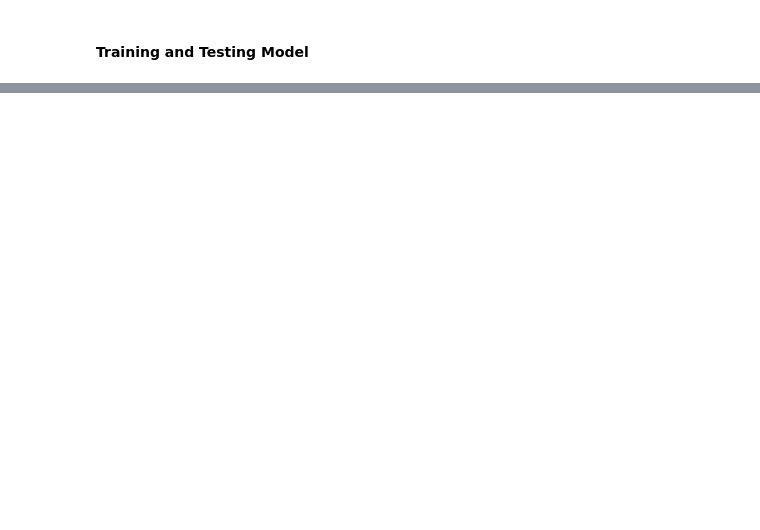
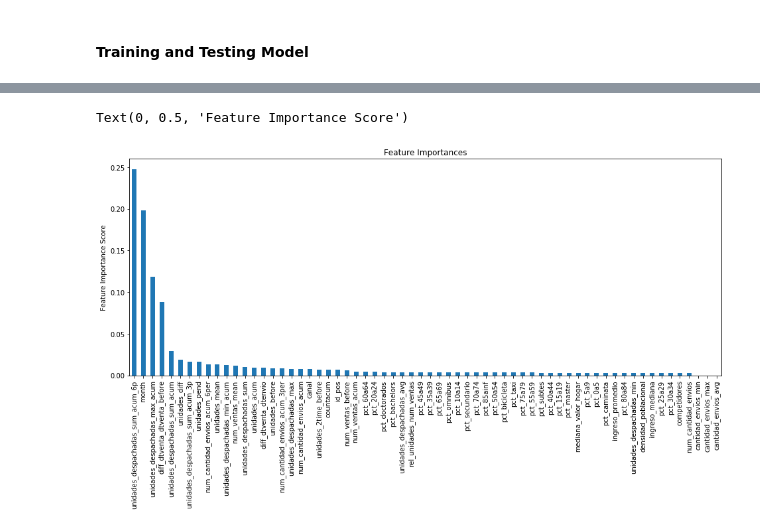
Before and after one commit to Guillin/alixpartners, a Jupyter notebook: notebooks/train_xgboost_model.ipynb, the cells around one changed output, grey strips where cells are left out. Saved outputs shown, nothing was run; the diff lists cells and outputs as text; code cells hidden in the pictures; blank space fills up the shorter version.

```diff
--- a/notebooks/train_xgboost_model.ipynb
+++ b/notebooks/train_xgboost_model.ipynb
@@ -315,0 +404,3 @@ model.get_xgb_params
+# %%
+gsearch3 = GridSearchCV(estimator = model, param_grid = param_test3, scoring = 'neg_mean_absolute_error',  iid = False, cv = cv_folds, verbose = 1)
+gsearch3.fit(X_train,y_train)
@@ -316,3 +430,19 @@ model.get_xgb_params
+# %%
+model.set_params(objective = 'reg:squarederror')
+model.set_params(gpu_id = 0)
+model.set_params(max_bin= 16)
+model.set_params(tree_method='gpu_hist')
+model.set_params(learning_rate = 0.01)
+model.set_params(n_estimators = 939)
+model.set_params(max_depth = 5)
+model.set_params(min_child_weight = 5)
+model.set_params(gamma = 0.0)
+
+
+param_test3 = {
+'subsample' : [i/100.0 for i in range(95,100,1)],
+'colsample_bytree' : [i/100.0 for i in range(65,76,1)]
+}
 # %%
 gsearch3 = GridSearchCV(estimator = model, param_grid = param_test3, scoring = 'neg_mean_absolute_error',  iid = False, cv = cv_folds, verbose = 1)
 gsearch3.fit(X_train,y_train)
@@ -345,12 +475,13 @@ model.set_params(gpu_id = 0)
 model.set_params(max_bin= 16)
 model.set_params(tree_method='gpu_hist')
 model.set_params(learning_rate = 0.01)
-model.set_params(n_estimators=209)
+model.set_params(n_estimators = 651)
 model.set_params(max_depth = 7)
-model.set_params(min_child_weight = 2)
-model.set_params(colsample_bytree = 1.0)
-model.set_params(subsample = 0.8)
+model.set_params(min_child_weight = 4)
 model.set_params(gamma = 0.0)
+model.set_params(colsample_bytree = 0.7)
+model.set_params(subsample = 0.9)
+
 
 param_test4 = {
 'reg_alpha':[1e-5, 1e-2, 0.1, 1, 100]
@@ -389,12 +520,12 @@ model.set_params(gpu_id = 0)
 model.set_params(max_bin= 16)
 model.set_params(tree_method='gpu_hist')
 model.set_params(learning_rate = 0.01)
-model.set_params(n_estimators=209)
+model.set_params(n_estimators = 651)
 model.set_params(max_depth = 7)
-model.set_params(min_child_weight = 2)
-model.set_params(colsample_bytree = 1.0)
-model.set_params(subsample = 0.8)
+model.set_params(min_child_weight = 4)
 model.set_params(gamma = 0.0)
-model.set_params(reg_alpha = 100)
+model.set_params(colsample_bytree = 0.7)
+model.set_params(subsample = 0.9)
+model.set_params(reg_alpha = 0.01)
 # %% [output]
 XGBRegressor(base_score=0.5, booster='gbtree', colsample_bylevel=1,
@@ -432,0 +564,7 @@ median unidades pred:  20.809826
+# %%
+feat_imp = pd.Series(model.feature_importances_, index=X.columns).sort_values(ascending=False)
+feat_imp.plot(kind='bar', title='Feature Importances',figsize=(16,6))
+plt.ylabel('Feature Importance Score')
+# %% [output]
+Text(0, 0.5, 'Feature Importance Score')
+[figure, added]
```
Also changed, not shown: parts of 35 cells of this notebook, 7 other files.
